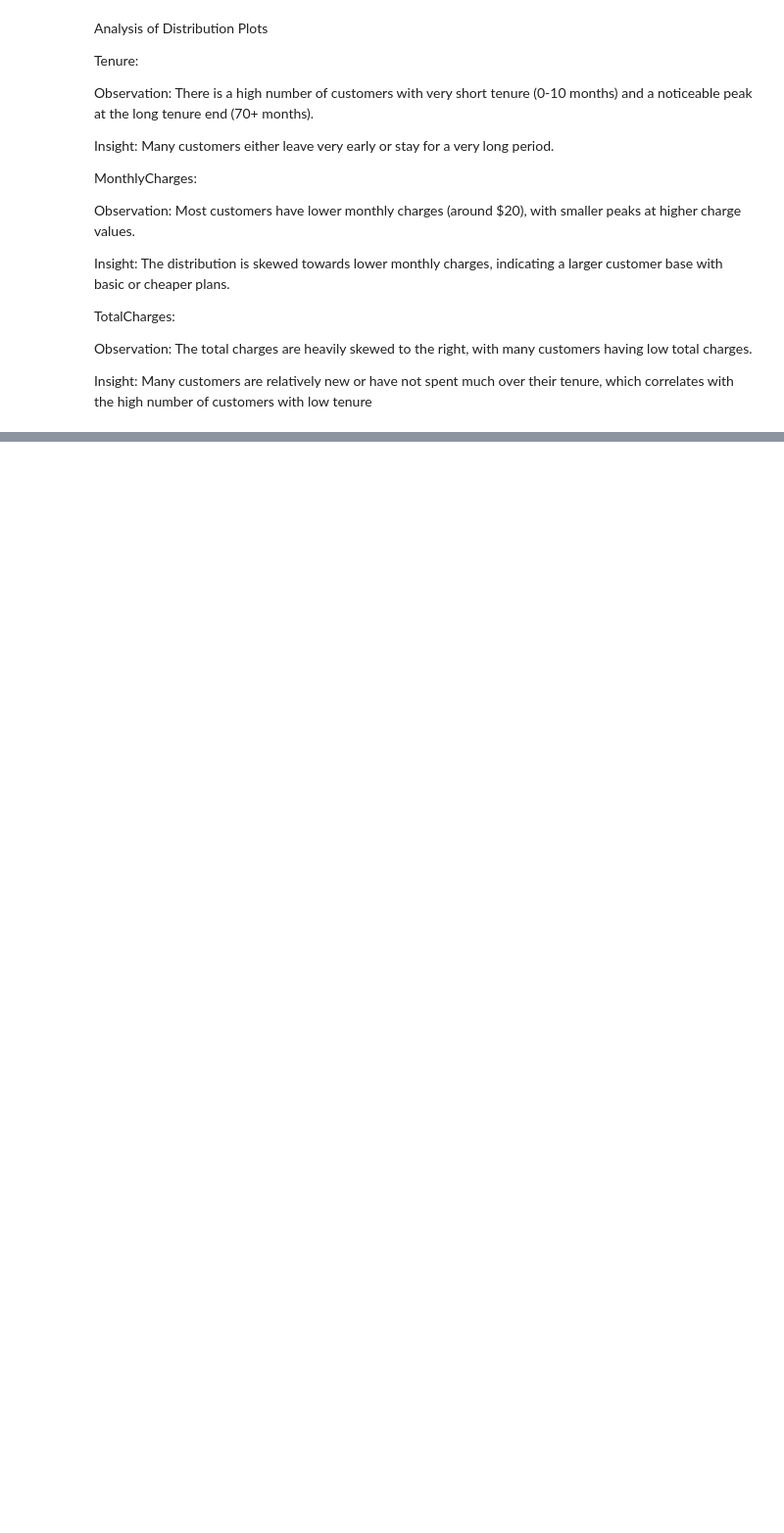
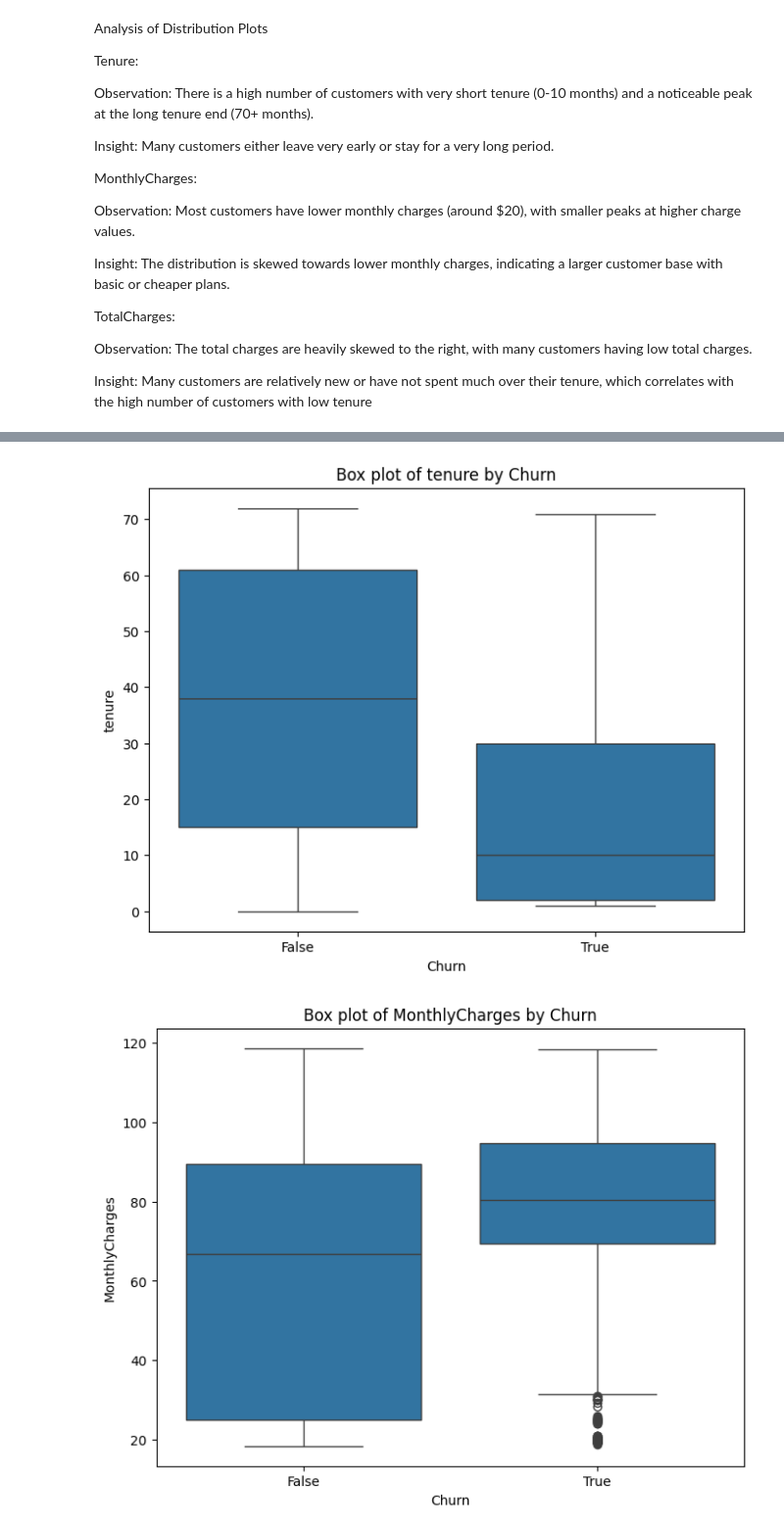
Before and after one commit to MillicentAgyir/LP2-Classification-Project, a Jupyter notebook: Notebooks/main.ipynb, the cells around one changed output, grey strips where cells are left out. Shown at 98% size. Cells and saved outputs as stored; diff of their text form; code cells hidden in the pictures; blank space fills up the shorter version.

```diff
--- a/Notebooks/main.ipynb
+++ b/Notebooks/main.ipynb
@@ -383,0 +410,12 @@ for col in categorical_columns:
+# %%
+# Box plots for numerical features grouped by Churn
+for col in numerical_columns:
+    plt.figure(figsize=(8, 6))
+    sns.boxplot(data=data_combined, x='Churn', y=col)
+    plt.title(f'Box plot of {col} by Churn')
+    plt.xlabel('Churn')
+    plt.ylabel(col)
+    plt.show()
+# %% [output]
+[figure, added]
+[figure, added]
```
Also changed, not shown: parts of 8 cells of this notebook.
